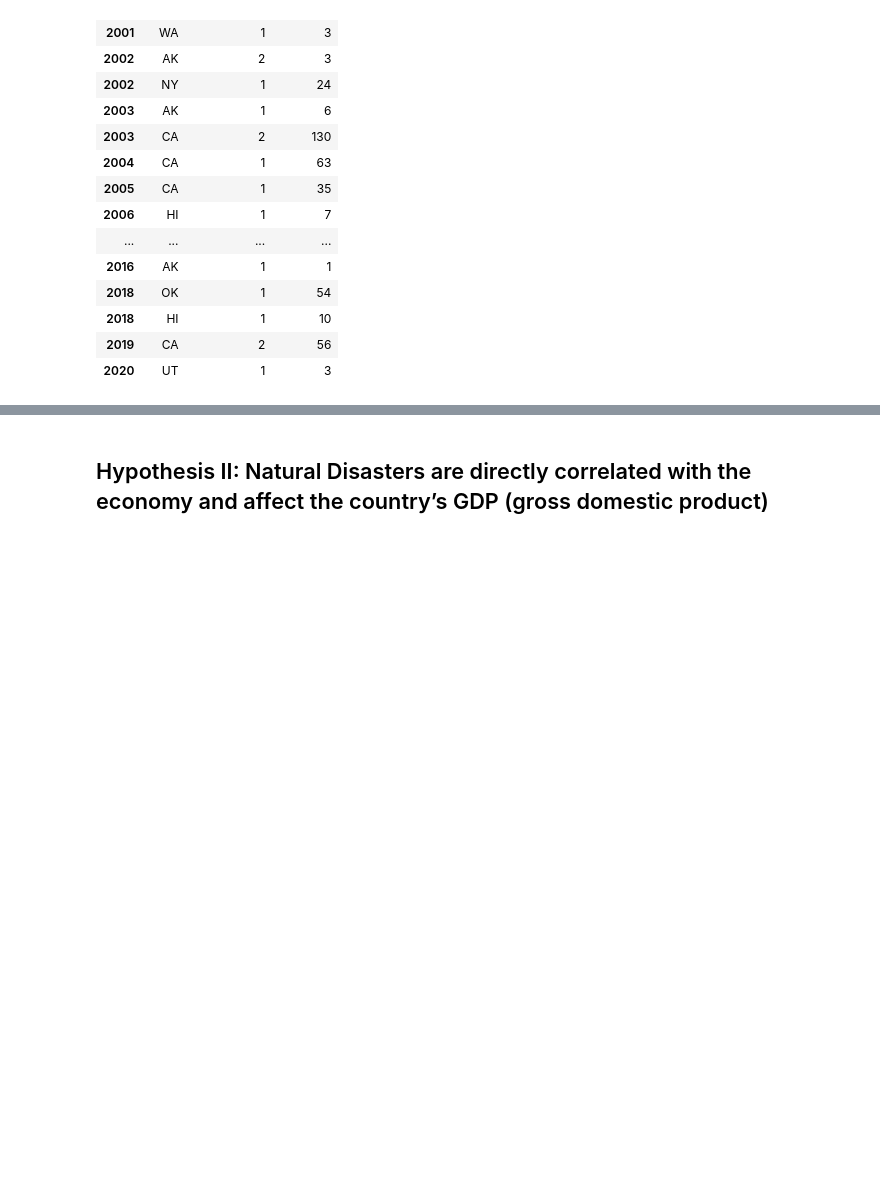
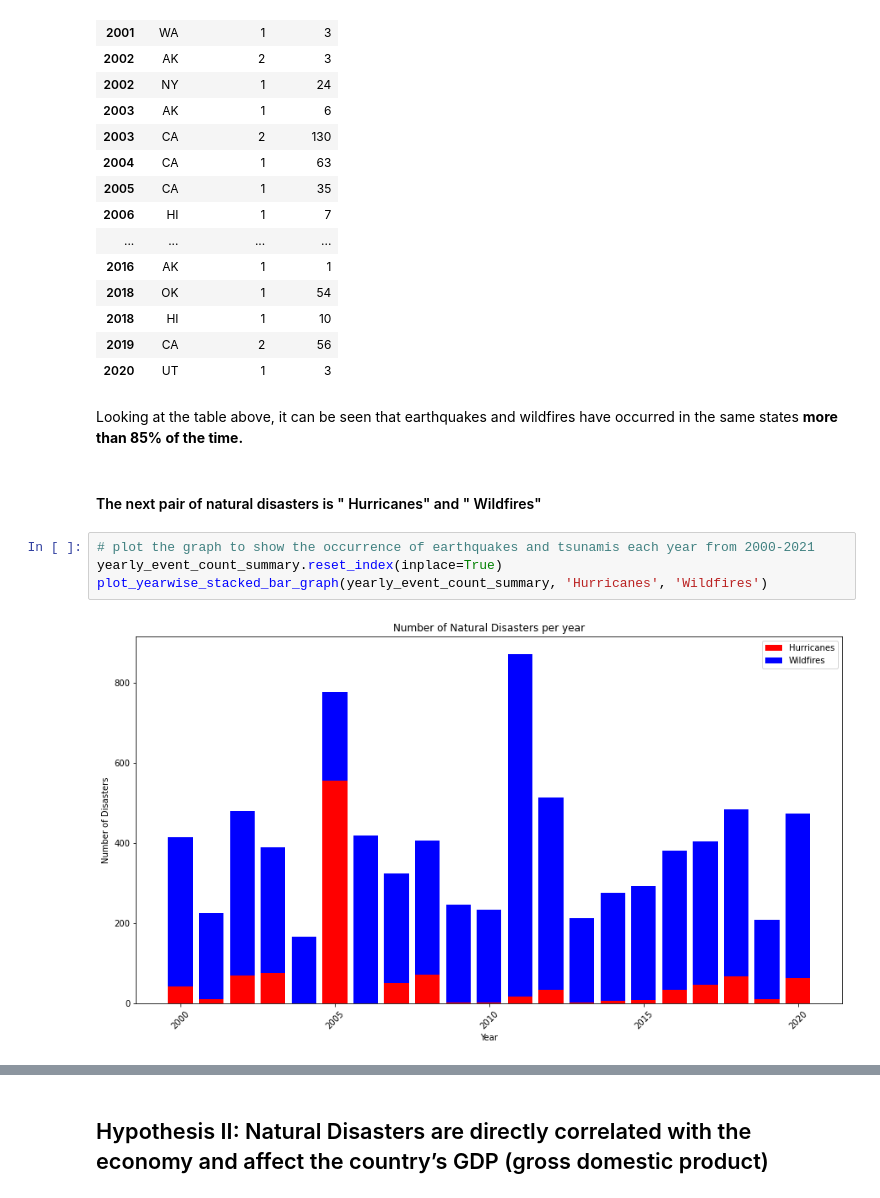
Before and after one commit to resh-chh/2021Fall_finals, a Jupyter notebook: Natural_Disasters_and_its_Economic_Impacts_in_the_US.ipynb, the cells around one changed output, grey strips where cells are left out. Saved outputs shown, nothing was run; the diff lists cells and outputs as text; blank space fills up the shorter version.

Commit message:
Adding a few comments in the ipynb file and also analysing another pair of natural disaster.

```diff
--- a/Natural_Disasters_and_its_Economic_Impacts_in_the_US.ipynb
+++ b/Natural_Disasters_and_its_Economic_Impacts_in_the_US.ipynb
@@ -153,3 +153,13 @@ display(state_wise_disasters)
 | 2018 | HI | 1 | 10 |
 | 2019 | CA | 2 | 56 |
 | 2020 | UT | 1 | 3 |
+# %% [markdown]
+Looking at the table above, it can be seen that earthquakes and wildfires have occurred in the same states <b>more than 85% of the time.</b>
+# %% [markdown]
+#### The next pair of natural disasters is " Hurricanes" and " Wildfires"
+# %%
+# plot the graph to show the occurrence of earthquakes and tsunamis each year from 2000-2021
+yearly_event_count_summary.reset_index(inplace=True)
+plot_yearwise_stacked_bar_graph(yearly_event_count_summary, 'Hurricanes', 'Wildfires')
+# %% [output]
+[figure, added]
```
Also changed, not shown: parts of 6 cells of this notebook.
